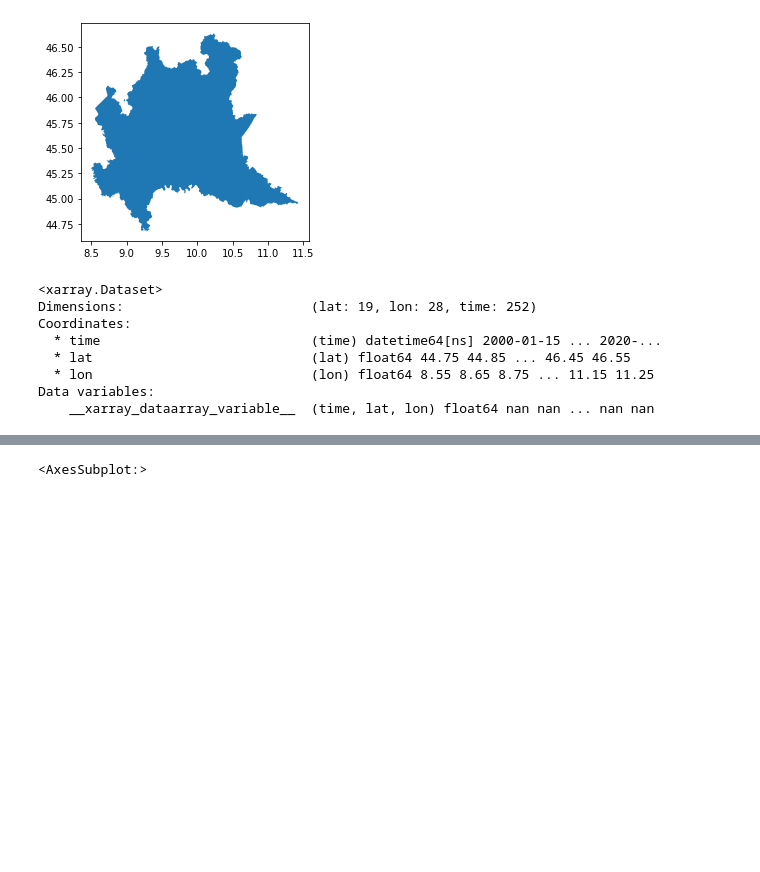
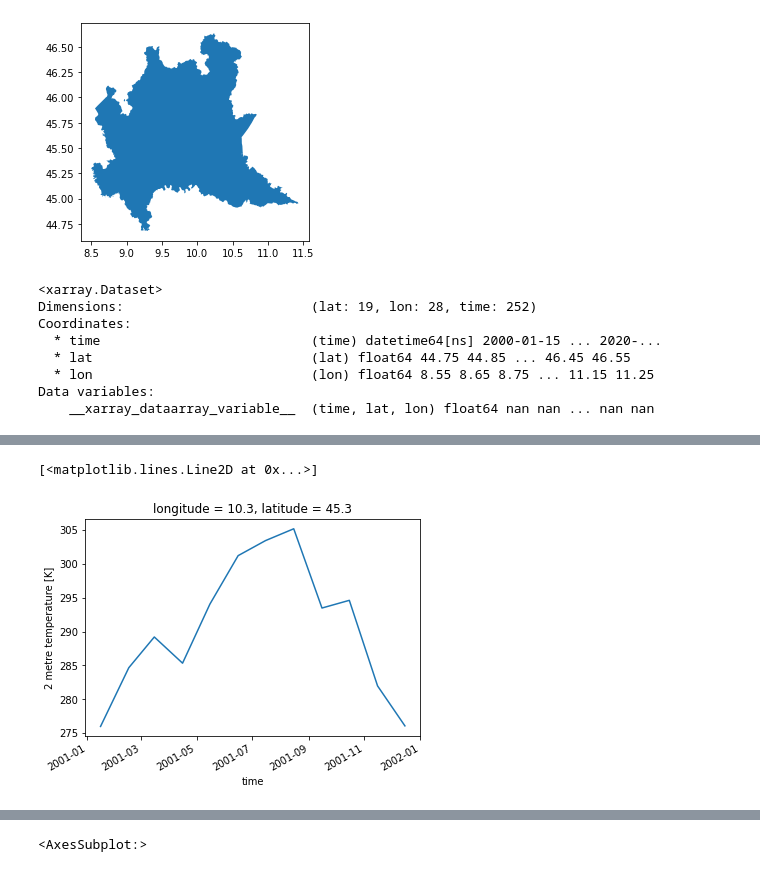
Before and after one commit to samuelexferri/unibg-statistic2, a Jupyter notebook: notebooks/data_3_preprocessing_regressors.ipynb, the cells around one changed output, grey strips where cells are left out. Drawn from its saved outputs; the diff is of its cells as text; code cells hidden in the pictures; blank space fills up the shorter version.

```diff
--- a/notebooks/data_3_preprocessing_regressors.ipynb
+++ b/notebooks/data_3_preprocessing_regressors.ipynb
@@ -40,0 +219,5 @@ Data variables:
+# %%
+t2m[12:24,5,18].plot()
+# %% [output]
+[<matplotlib.lines.Line2D at 0x...>]
+[figure, added]
```
Also changed, not shown: parts of 46 cells of this notebook, 1 other file.
